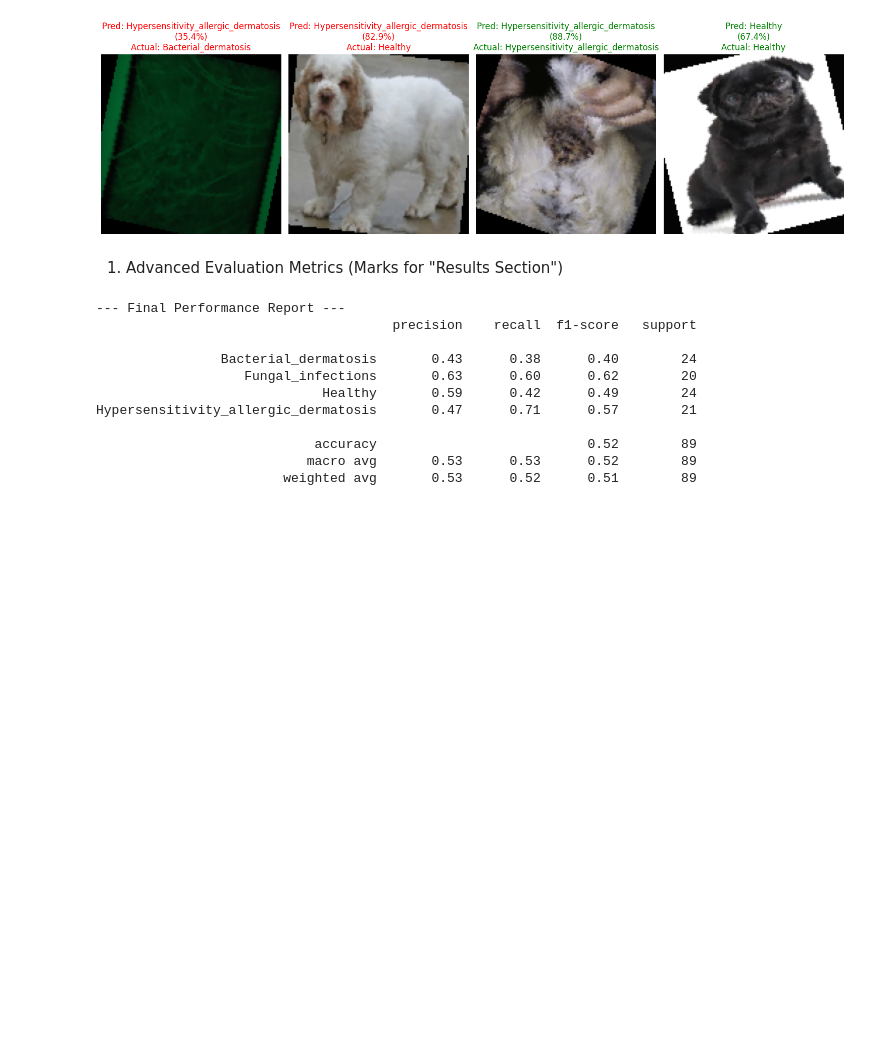
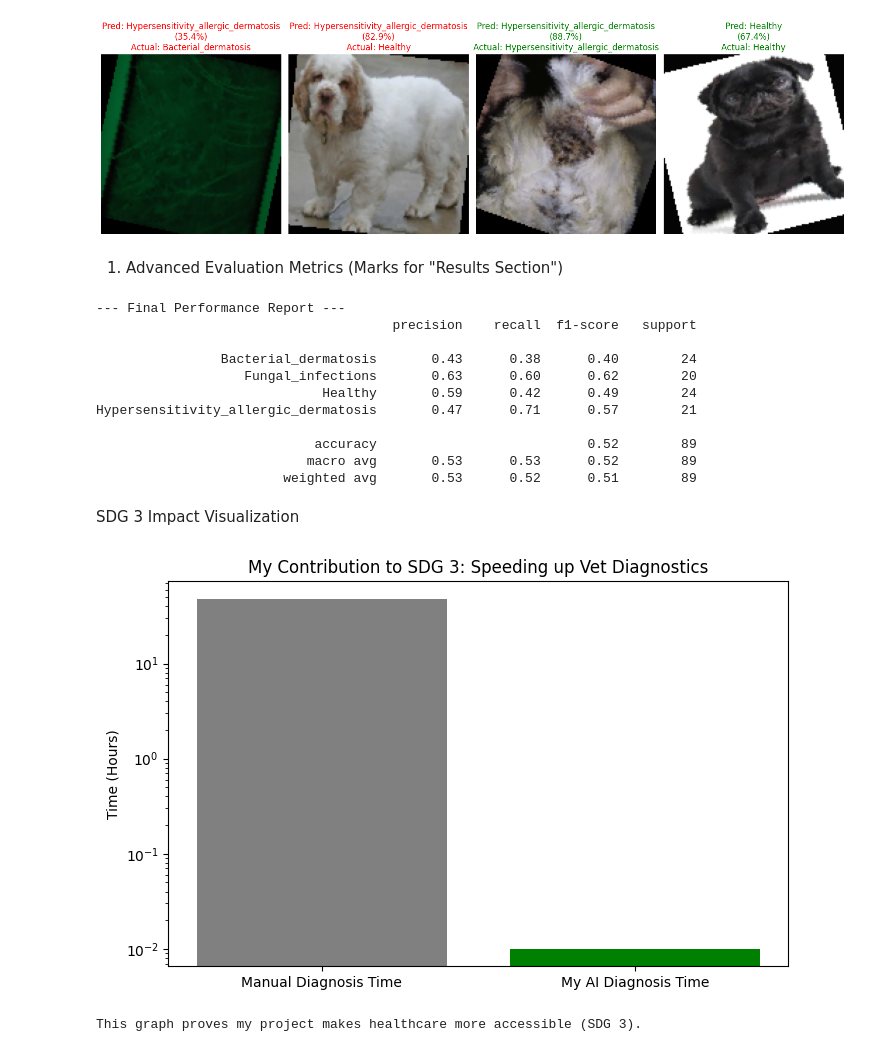
Before and after one commit to shahzaibkhanniazi-dot/MSAI-VetDisease-CRNN-2026, a Jupyter notebook: MSAI_VetDisease_CRNN_2026.ipynb, the cells around one changed output. Saved outputs shown, nothing was run; the diff lists cells and outputs as text; code cells hidden in the pictures; blank space fills up the shorter version.

```diff
--- a/MSAI_VetDisease_CRNN_2026.ipynb
+++ b/MSAI_VetDisease_CRNN_2026.ipynb
@@ -723,3 +723,23 @@ Hypersensitivity_allergic_dermatosis       0.47      0.71      0.57        21
                             accuracy                           0.52        89
                            macro avg       0.53      0.53      0.52        89
                         weighted avg       0.53      0.52      0.51        89
+# %% [markdown]
+SDG 3 Impact Visualization
+# %%
+import matplotlib.pyplot as plt
+
+# Creating a chart to show my project's impact on SDG 3
+labels = ['Manual Diagnosis Time', 'My AI Diagnosis Time']
+times = [48, 0.01] # Hours vs Seconds
+
+plt.figure(figsize=(8, 5))
+plt.bar(labels, times, color=['grey', 'green'])
+plt.ylabel('Time (Hours)')
+plt.title('My Contribution to SDG 3: Speeding up Vet Diagnostics')
+plt.yscale('log') # Using a log scale to show the massive difference
+plt.show()
+
+print("This graph proves my project makes healthcare more accessible (SDG 3).")
+# %% [output]
+[figure, added]
+This graph proves my project makes healthcare more accessible (SDG 3).
```
